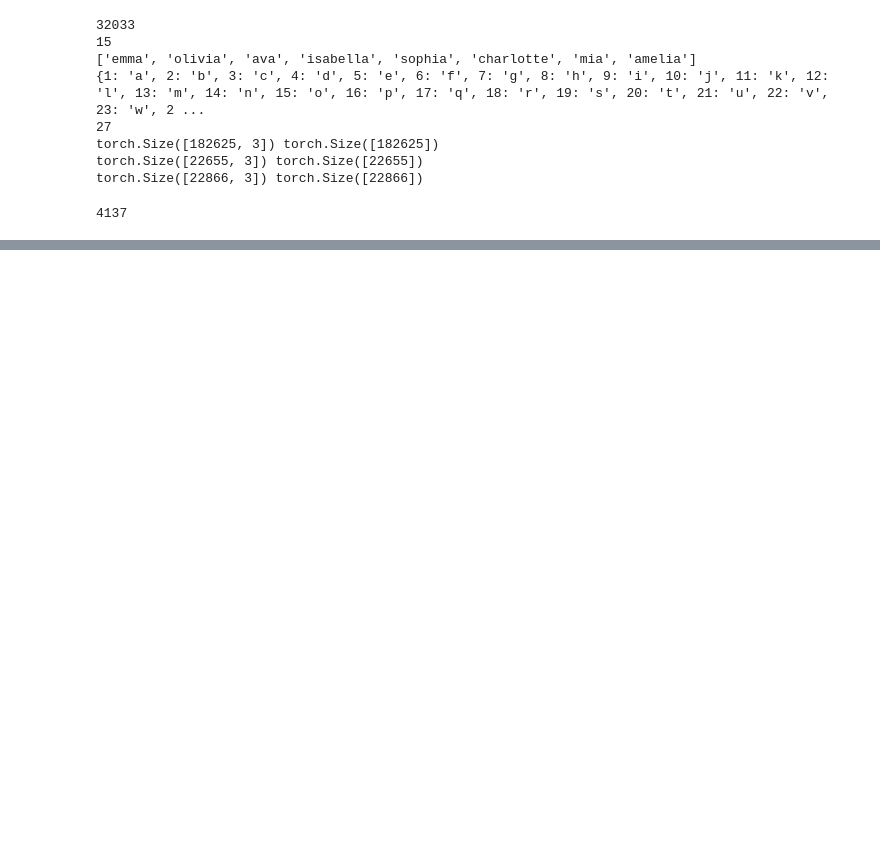
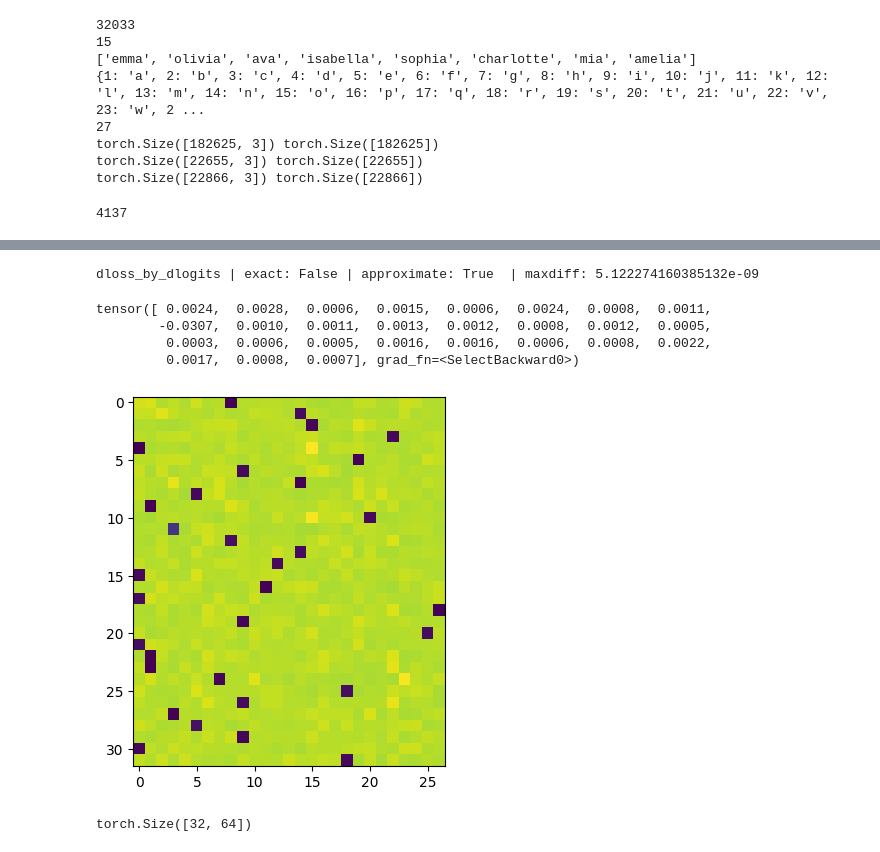
Before and after one commit to rakaar/karpathy-course-notes, a Jupyter notebook: lec4.ipynb, the cells around one changed output, grey strips where cells are left out. Drawn from its saved outputs; the diff is of its cells as text; code cells hidden in the pictures; blank space fills up the shorter version.

Commit message:
lec 4 but didnt complete batch norm

```diff
--- a/lec4.ipynb
+++ b/lec4.ipynb
@@ -341,0 +424,50 @@ NameError: name 'dloss_by_bnvar_inv' is not defined
+# %%
+# logits = h @ W2 + b2 # output layer
+# # cross entropy loss (same as F.cross_entropy(logits, Yb))
+# logit_maxes = logits.max(1, keepdim=True).values
+# norm_logits = logits - logit_maxes # subtract max for numerical stability
+# counts = norm_logits.exp()
+# counts_sum = counts.sum(1, keepdims=True)
+# counts_sum_inv = counts_sum**-1 # if I use (1.0 / counts_sum) instead then I can't get backprop to be bit exact...
+# probs = counts * counts_sum_inv
+# logprobs = probs.log()
+# print('probs', logprobs.shape)
+# loss = -logprobs[range(n), Yb].mean()
+
+# dloss_by_dlogits?
+# logits.shape
+sub1 = torch.zeros(32,27)
+sub1[range(n),Yb] = 1
+dloss_by_dlogits = (torch.exp(logits)/torch.exp(logits).sum(1, keepdim=True) - sub1)
+dloss_by_dlogits = dloss_by_dlogits/n
+
+cmp('dloss_by_dlogits',dloss_by_dlogits, logits)
+# %% [output]
+dloss_by_dlogits | exact: False | approximate: True  | maxdiff: 5.122274160385132e-09
+# %%
+plt.imshow(dloss_by_dlogits.detach())
+print(dloss_by_dlogits[0])
+# %% [output]
+tensor([ 0.0024,  0.0028,  0.0006,  0.0015,  0.0006,  0.0024,  0.0008,  0.0011,
+        -0.0307,  0.0010,  0.0011,  0.0013,  0.0012,  0.0008,  0.0012,  0.0005,
+         0.0003,  0.0006,  0.0005,  0.0016,  0.0016,  0.0006,  0.0008,  0.0022,
+         0.0017,  0.0008,  0.0007], grad_fn=<SelectBackward0>)
+[figure, added]
+# %%
+# hprebn = embcat @ W1 + b1 # hidden layer pre-activation 32 examples x 64 output neurons(32 egs x 30 emb   x   30 x 64 = 32 egs x 64)
+
+# # BatchNorm layer
+# bnmeani = 1/n*hprebn.sum(0, keepdim=True) # 1 x 64
+
+# bndiff = hprebn - bnmeani # 32 x 64 - 1 x 64(broadcast 64 times) = 32 x 64
+# bndiff2 = bndiff**2 # squaring each term - 32 x 64
+# bnvar = 1/(n-1)*(bndiff2).sum(0, keepdim=True) # note: Bessel's correction (dividing by n-1, not n) # 1 x 64
+
+# print('bnvar ',bnvar.shape)
+# bnvar_inv = (bnvar + 1e-5)**-0.5
+# bnraw = bndiff * bnvar_inv
+# hpreact = bngain * bnraw + bnbias
+hprebn.shape
+# bnmeani.shape
+# %% [output]
+torch.Size([32, 64])
```
Also changed, not shown: parts of 4 cells of this notebook.
